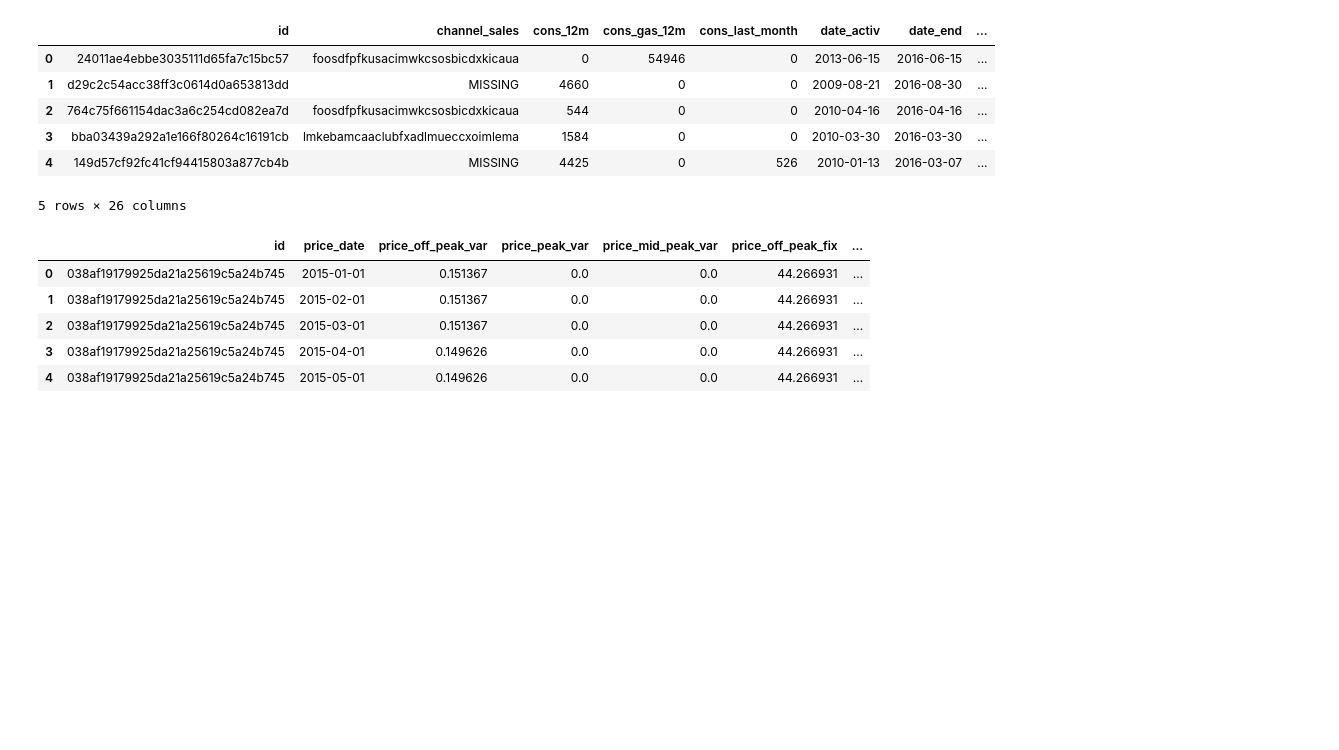
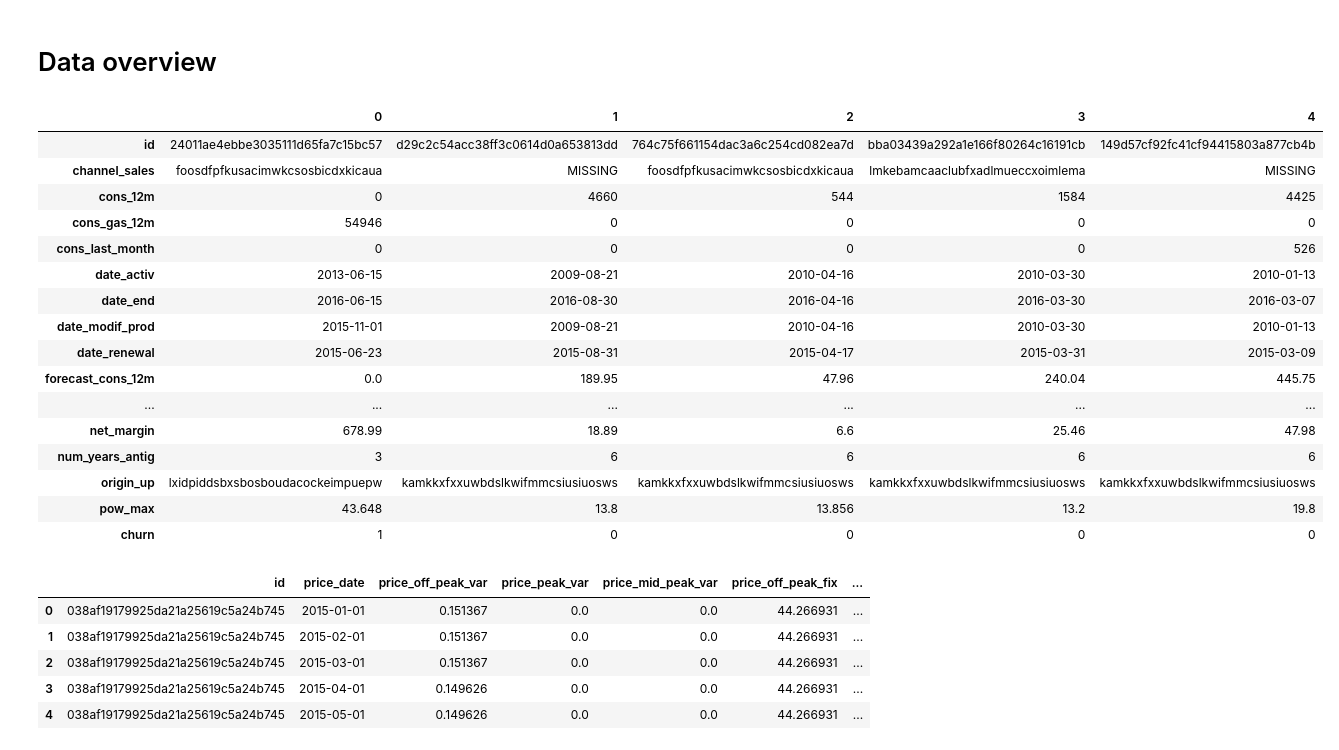
Before and after one commit to pi-mishra/BCG-Data-science-and-analytics-internship, a Jupyter notebook: BCG.ipynb, the cells around one changed output. Cells and saved outputs as stored; diff of their text form; code cells hidden in the pictures; blank space fills up the shorter version.

```diff
--- a/BCG.ipynb
+++ b/BCG.ipynb
@@ -11,13 +85,25 @@ price_d = pd.read_csv('/content/drive/MyDrive/BCG_data/price_data.csv')
+# %% [markdown]
+# Data overview
 # %%
-client_d.head()
+client_d.head().transpose()
 # %% [output]
-|  | id | channel_sales | cons_12m | cons_gas_12m | cons_last_month | date_activ | date_end | ... |
-| 0 | 24011ae4ebbe3035111d65fa7c15bc57 | foosdfpfkusacimwkcsosbicdxkicaua | 0 | 54946 | 0 | 2013-06-15 | 2016-06-15 | ... |
-| 1 | d29c2c54acc38ff3c0614d0a653813dd | MISSING | 4660 | 0 | 0 | 2009-08-21 | 2016-08-30 | ... |
-| 2 | 764c75f661154dac3a6c254cd082ea7d | foosdfpfkusacimwkcsosbicdxkicaua | 544 | 0 | 0 | 2010-04-16 | 2016-04-16 | ... |
-| 3 | bba03439a292a1e166f80264c16191cb | lmkebamcaaclubfxadlmueccxoimlema | 1584 | 0 | 0 | 2010-03-30 | 2016-03-30 | ... |
-| 4 | 149d57cf92fc41cf94415803a877cb4b | MISSING | 4425 | 0 | 526 | 2010-01-13 | 2016-03-07 | ... |
+|  | 0 | 1 | 2 | 3 | 4 |
+| id | 24011ae4ebbe3035111d65fa7c15bc57 | d29c2c54acc38ff3c0614d0a653813dd | 764c75f661154dac3a6c254cd082ea7d | bba03439a292a1e166f80264c16191cb | 149d57cf92fc41cf94415803a877cb4b |
+| channel_sales | foosdfpfkusacimwkcsosbicdxkicaua | MISSING | foosdfpfkusacimwkcsosbicdxkicaua | lmkebamcaaclubfxadlmueccxoimlema | MISSING |
+| cons_12m | 0 | 4660 | 544 | 1584 | 4425 |
+| cons_gas_12m | 54946 | 0 | 0 | 0 | 0 |
+| cons_last_month | 0 | 0 | 0 | 0 | 526 |
+| date_activ | 2013-06-15 | 2009-08-21 | 2010-04-16 | 2010-03-30 | 2010-01-13 |
+| date_end | 2016-06-15 | 2016-08-30 | 2016-04-16 | 2016-03-30 | 2016-03-07 |
+| date_modif_prod | 2015-11-01 | 2009-08-21 | 2010-04-16 | 2010-03-30 | 2010-01-13 |
+| date_renewal | 2015-06-23 | 2015-08-31 | 2015-04-17 | 2015-03-31 | 2015-03-09 |
+| forecast_cons_12m | 0.0 | 189.95 | 47.96 | 240.04 | 445.75 |
+| ... | ... | ... | ... | ... | ... |
+| net_margin | 678.99 | 18.89 | 6.6 | 25.46 | 47.98 |
+| num_years_antig | 3 | 6 | 6 | 6 | 6 |
+| origin_up | lxidpiddsbxsbosboudacockeimpuepw | kamkkxfxxuwbdslkwifmmcsiusiuosws | kamkkxfxxuwbdslkwifmmcsiusiuosws | kamkkxfxxuwbdslkwifmmcsiusiuosws | kamkkxfxxuwbdslkwifmmcsiusiuosws |
+| pow_max | 43.648 | 13.8 | 13.856 | 13.2 | 19.8 |
+| churn | 1 | 0 | 0 | 0 | 0 |
-5 rows × 26 columns
 # %%
 price_d.head()
 # %% [output]
```
Also changed, not shown: parts of 23 cells of this notebook.
